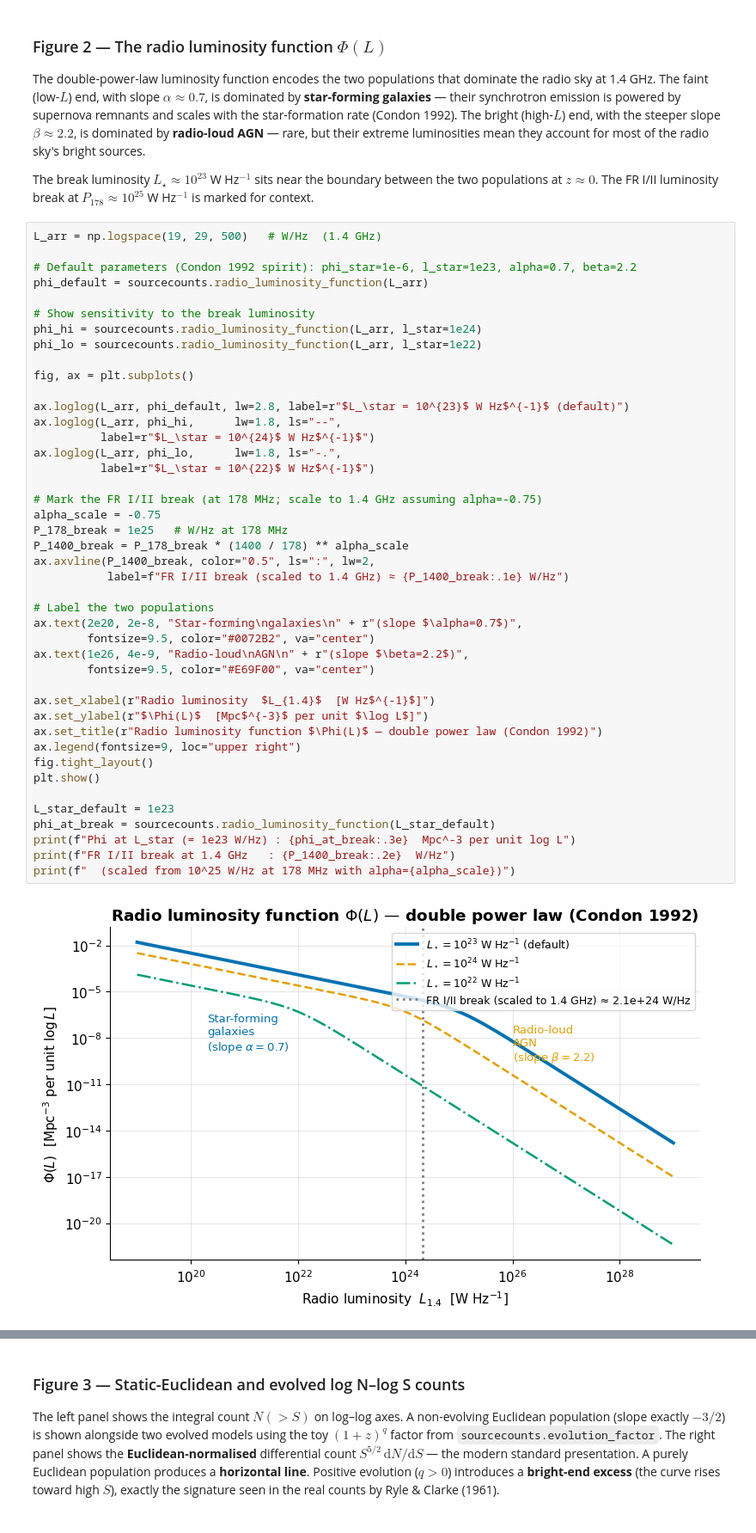
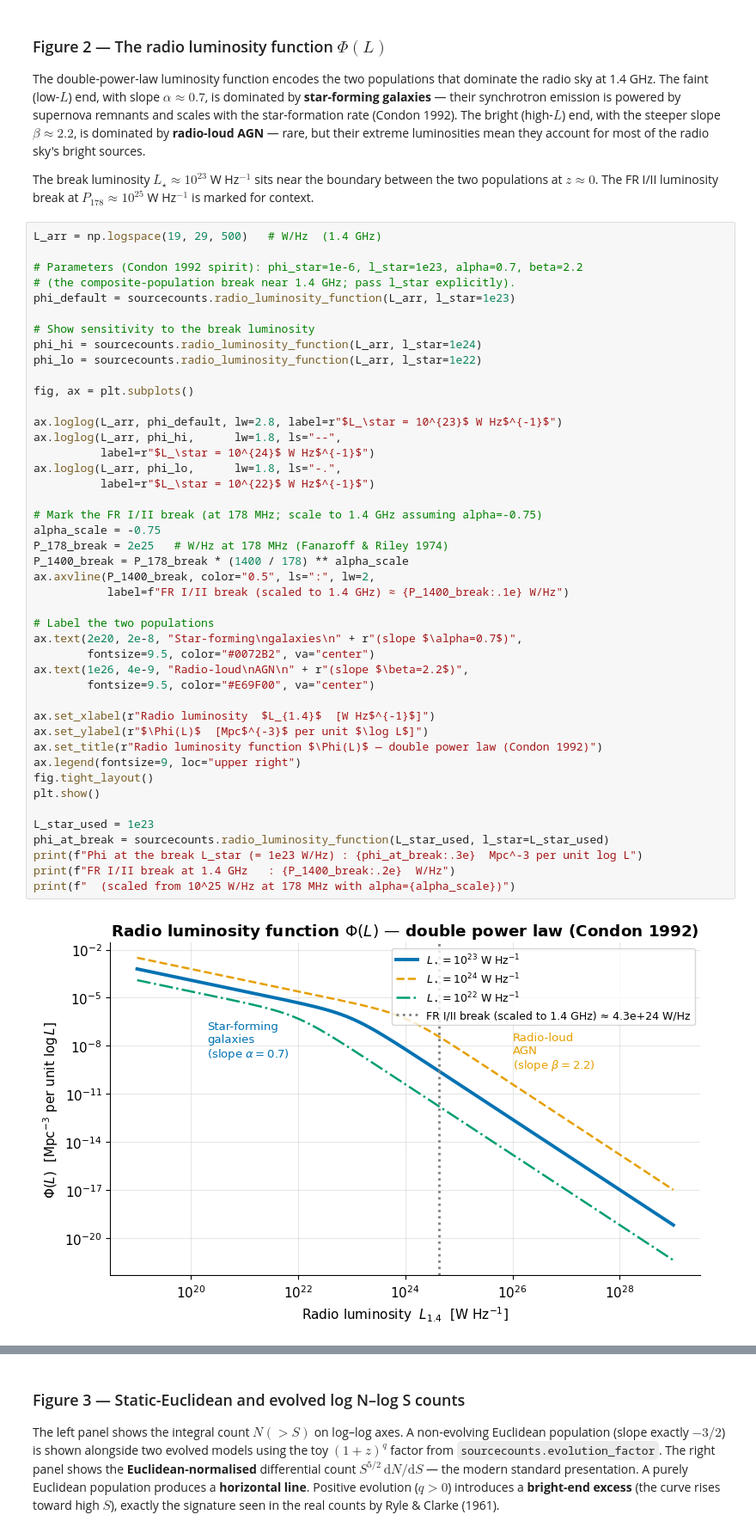
Before and after one commit to joebarbere/jansky, a Jupyter notebook: notebooks/45_radio_galaxies_and_source_counts.ipynb, the cells around one changed output, grey strips where cells are left out. Shown at 86% size. Drawn from its saved outputs; the diff is of its cells as text.

```diff
--- a/notebooks/45_radio_galaxies_and_source_counts.ipynb
+++ b/notebooks/45_radio_galaxies_and_source_counts.ipynb
@@ -405,8 +417,9 @@ $P_{178} \approx 10^{25}$ W Hz$^{-1}$ is marked for context.
 # %%
 L_arr = np.logspace(19, 29, 500)   # W/Hz  (1.4 GHz)
 
-# Default parameters (Condon 1992 spirit): phi_star=1e-6, l_star=1e23, alpha=0.7, beta=2.2
-phi_default = sourcecounts.radio_luminosity_function(L_arr)
+# Parameters (Condon 1992 spirit): phi_star=1e-6, l_star=1e23, alpha=0.7, beta=2.2
+# (the composite-population break near 1.4 GHz; pass l_star explicitly).
+phi_default = sourcecounts.radio_luminosity_function(L_arr, l_star=1e23)
 
 # Show sensitivity to the break luminosity
 phi_hi = sourcecounts.radio_luminosity_function(L_arr, l_star=1e24)
@@ -414,36 +427,36 @@ phi_lo = sourcecounts.radio_luminosity_function(L_arr, l_star=1e22)
 
 fig, ax = plt.subplots()
 
-ax.loglog(L_arr, phi_default, lw=2.8, label=r"$L_\star = 10^{23}$ W Hz$^{-1}$ (default)")
+ax.loglog(L_arr, phi_default, lw=2.8, label=r"$L_\star = 10^{23}$ W Hz$^{-1}$")
 ax.loglog(L_arr, phi_hi,      lw=1.8, ls="--",
           label=r"$L_\star = 10^{24}$ W Hz$^{-1}$")
 ax.loglog(L_arr, phi_lo,      lw=1.8, ls="-.",
           label=r"$L_\star = 10^{22}$ W Hz$^{-1}$")
 
 # Mark the FR I/II break (at 178 MHz; scale to 1.4 GHz assuming alpha=-0.75)
 alpha_scale = -0.75
-P_178_break = 1e25   # W/Hz at 178 MHz
+P_178_break = 2e25   # W/Hz at 178 MHz (Fanaroff & Riley 1974)
 P_1400_break = P_178_break * (1400 / 178) ** alpha_scale
 ax.axvline(P_1400_break, color="0.5", ls=":", lw=2,
            label=f"FR I/II break (scaled to 1.4 GHz) ≈ {P_1400_break:.1e} W/Hz")
 
 # Label the two populations
 ax.text(2e20, 2e-8, "Star-forming\ngalaxies\n" + r"(slope $\alpha=0.7$)",
         fontsize=9.5, color="#0072B2", va="center")
 ax.text(1e26, 4e-9, "Radio-loud\nAGN\n" + r"(slope $\beta=2.2$)",
         fontsize=9.5, color="#E69F00", va="center")
 
 ax.set_xlabel(r"Radio luminosity  $L_{1.4}$  [W Hz$^{-1}$]")
 ax.set_ylabel(r"$\Phi(L)$  [Mpc$^{-3}$ per unit $\log L$]")
 ax.set_title(r"Radio luminosity function $\Phi(L)$ — double power law (Condon 1992)")
 ax.legend(fontsize=9, loc="upper right")
 fig.tight_layout()
 plt.show()
 
-L_star_default = 1e23
-phi_at_break = sourcecounts.radio_luminosity_function(L_star_default)
-print(f"Phi at L_star (= 1e23 W/Hz) : {phi_at_break:.3e}  Mpc^-3 per unit log L")
+L_star_used = 1e23
+phi_at_break = sourcecounts.radio_luminosity_function(L_star_used, l_star=L_star_used)
+print(f"Phi at the break L_star (= 1e23 W/Hz) : {phi_at_break:.3e}  Mpc^-3 per unit log L")
 print(f"FR I/II break at 1.4 GHz   : {P_1400_break:.2e}  W/Hz")
 print(f"  (scaled from 10^25 W/Hz at 178 MHz with alpha={alpha_scale})")
 # %% [output]
-[figure, old version]
+[figure, new version]
```
Also changed, not shown: parts of 5 cells of this notebook.
